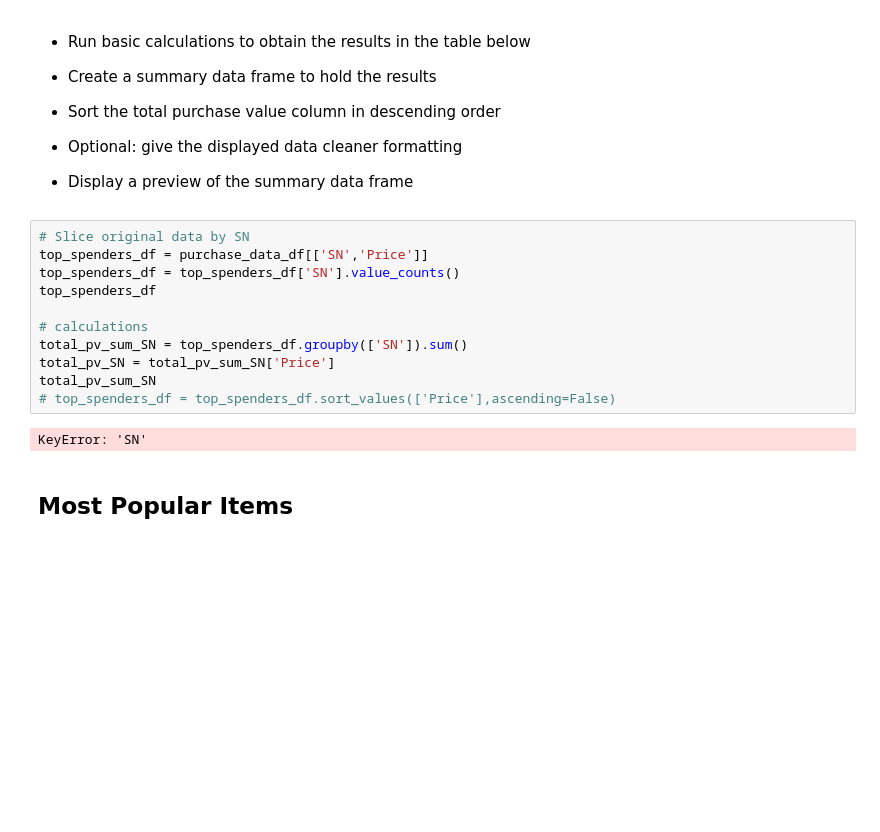
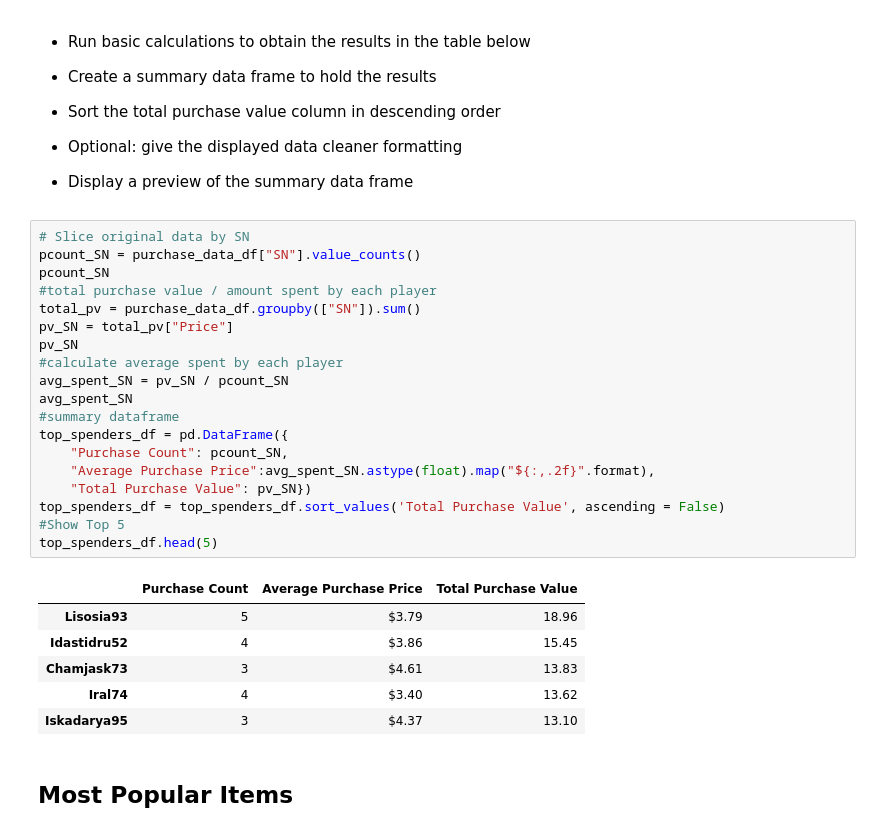
Before and after one commit to staceywai/pandas-challenge, a Jupyter notebook: HeroesOfPymoli/Pandas_HW.ipynb, the cells around one changed output. Cells and saved outputs as stored; diff of their text form; blank space fills up the shorter version.

```diff
--- a/HeroesOfPymoli/04-Pandas_HW_Instructions_HeroesOfPymoli_HeroesOfPymoli_starter.ipynb
+++ b/HeroesOfPymoli/Pandas_HW.ipynb
@@ -264,19 +255,32 @@ See the caveats in the documentation: https://pandas.pydata.org/pandas-docs/stab
 
 
 * Display a preview of the summary data frame
-# %%
-# Slice original data by SN
-top_spenders_df = purchase_data_df[['SN','Price']]
-top_spenders_df = top_spenders_df['SN'].value_counts()
-top_spenders_df
-
-# calculations
-total_pv_sum_SN = top_spenders_df.groupby(['SN']).sum()
-total_pv_SN = total_pv_sum_SN['Price']
-total_pv_sum_SN
-# top_spenders_df = top_spenders_df.sort_values(['Price'],ascending=False)
-# %% [output]
-KeyError: 'SN'
+# %%
+# Slice original data by SN
+pcount_SN = purchase_data_df["SN"].value_counts()
+pcount_SN
+#total purchase value / amount spent by each player
+total_pv = purchase_data_df.groupby(["SN"]).sum()
+pv_SN = total_pv["Price"]
+pv_SN
+#calculate average spent by each player
+avg_spent_SN = pv_SN / pcount_SN
+avg_spent_SN
+#summary dataframe
+top_spenders_df = pd.DataFrame({
+    "Purchase Count": pcount_SN,
+    "Average Purchase Price":avg_spent_SN.astype(float).map("${:,.2f}".format),
+    "Total Purchase Value": pv_SN})
+top_spenders_df = top_spenders_df.sort_values('Total Purchase Value', ascending = False)
+#Show Top 5
+top_spenders_df.head(5)
+# %% [output]
+|  | Purchase Count | Average Purchase Price | Total Purchase Value |
+| Lisosia93 | 5 | $3.79 | 18.96 |
+| Idastidru52 | 4 | $3.86 | 15.45 |
+| Chamjask73 | 3 | $4.61 | 13.83 |
+| Iral74 | 4 | $3.40 | 13.62 |
+| Iskadarya95 | 3 | $4.37 | 13.10 |
 # %% [markdown]
 ## Most Popular Items
 # %% [markdown]
```
Also changed, not shown: parts of 4 cells of this notebook, 1 other file.
